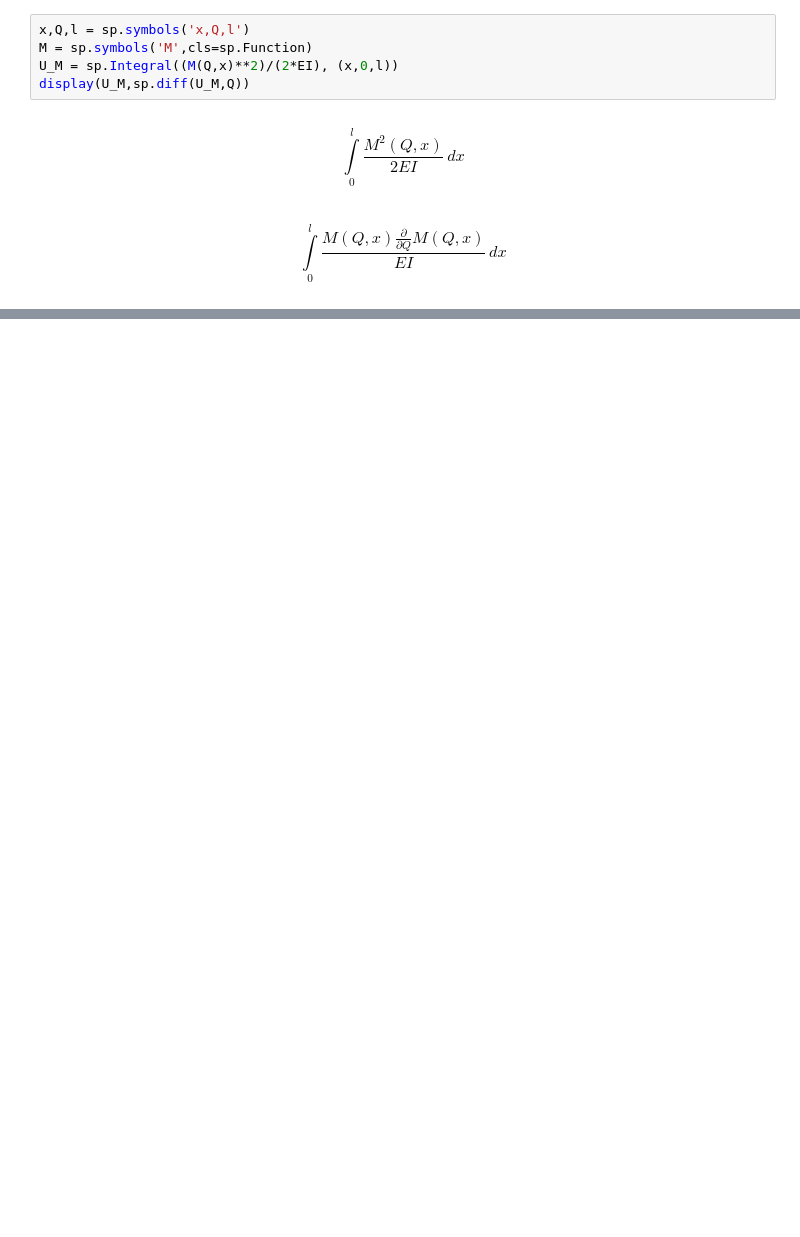
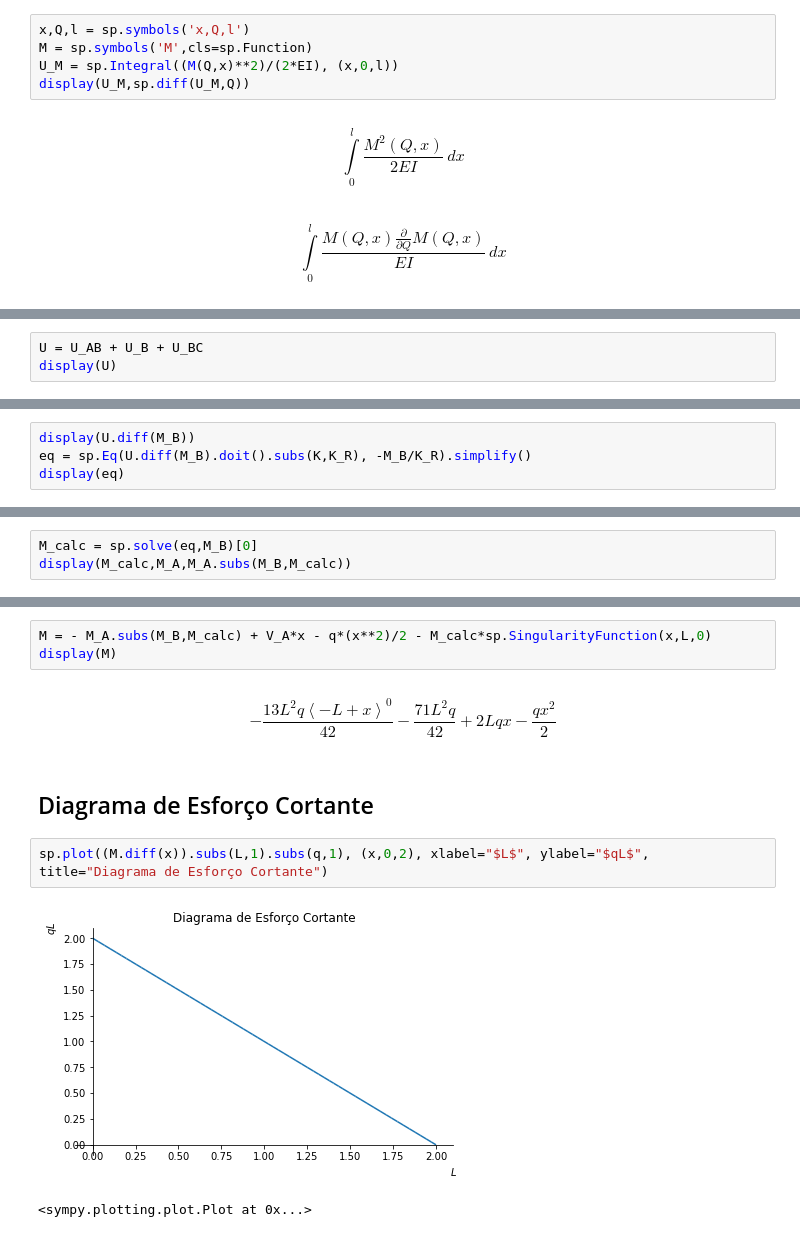
Before and after one commit to noedelima/Mecanica_dos_Solidos_Uff_20_1, a Jupyter notebook: Exercícios PA3/Exercício 3.ipynb, the cells around one changed output, grey strips where cells are left out. Saved outputs shown, nothing was run; the diff lists cells and outputs as text; blank space fills up the shorter version.

```diff
--- a/Exercícios PA3/Exercício 3.ipynb
+++ b/Exercícios PA3/Exercício 3.ipynb
@@ -82,0 +165,3 @@ display(U_M,sp.diff(U_M,Q))
+# %%
+U = U_AB + U_B + U_BC
+display(U)
@@ -82,0 +176,4 @@ display(U_M,sp.diff(U_M,Q))
+# %%
+display(U.diff(M_B))
+eq = sp.Eq(U.diff(M_B).doit().subs(K,K_R), -M_B/K_R).simplify()
+display(eq)
@@ -82,0 +185,3 @@ display(U_M,sp.diff(U_M,Q))
+# %%
+M_calc = sp.solve(eq,M_B)[0]
+display(M_calc,M_A,M_A.subs(M_B,M_calc))
@@ -82,0 +206,12 @@ display(U_M,sp.diff(U_M,Q))
+# %%
+M = - M_A.subs(M_B,M_calc) + V_A*x - q*(x**2)/2 - M_calc*sp.SingularityFunction(x,L,0)
+display(M)
+# %% [output]
+\begin{equation*}- \frac{13 L^{2} q {\left\langle - L + x \right\rangle}^{0}}{42} - \frac{71 L^{2} q}{42} + 2 L q x - \frac{q x^{2}}{2}\end{equation*}
+# %% [markdown]
+## Diagrama de Esforço Cortante
+# %%
+sp.plot((M.diff(x)).subs(L,1).subs(q,1), (x,0,2), xlabel="$L$", ylabel="$qL$", title="Diagrama de Esforço Cortante")
+# %% [output]
+[figure, added]
+<sympy.plotting.plot.Plot at 0x...>
```
Also changed, not shown: parts of 19 cells of this notebook.
